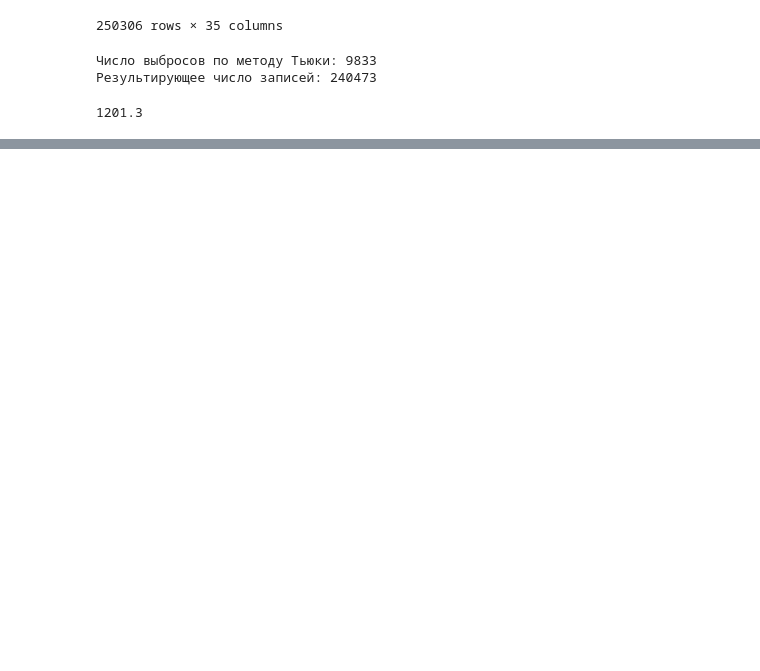
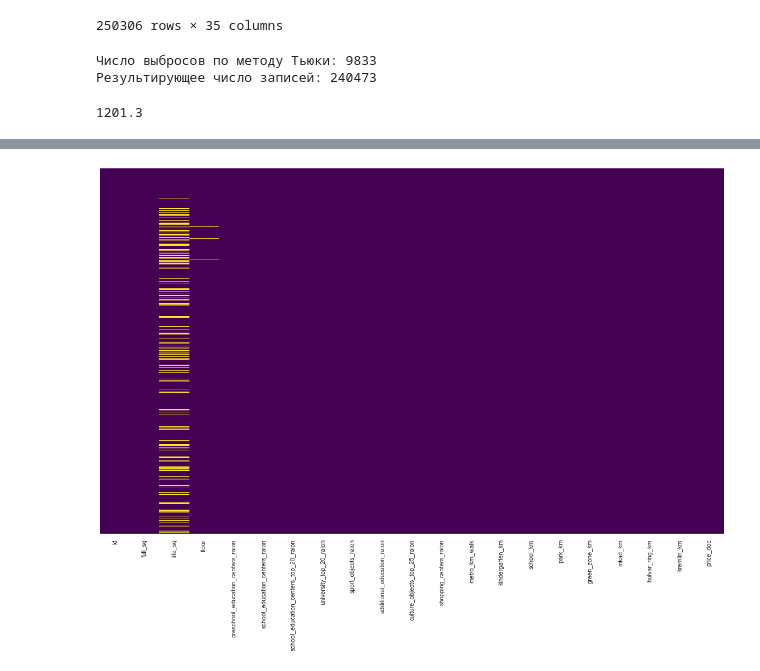
Before and after one commit to DarthSirius/Lessons, a Jupyter notebook: SkillFactory/ML_DL/MLDL_2.ipynb, the cells around one changed output, grey strips where cells are left out. Saved outputs shown, nothing was run; the diff lists cells and outputs as text; code cells hidden in the pictures; blank space fills up the shorter version.

```diff
--- a/SkillFactory/ML_DL/MLDL_2.ipynb
+++ b/SkillFactory/ML_DL/MLDL_2.ipynb
@@ -392,0 +424,3 @@ cleaned['balance_due'].max() - cleaned['balance_due'].min()
+# %%
+data = pd.read_csv('data/data_flats2.csv', sep =';')
+data.head()
@@ -392,0 +475,6 @@ cleaned['balance_due'].max() - cleaned['balance_due'].min()
+# %%
+import seaborn as sns
+fig, ax = plt.subplots(figsize=(20,12))
+sns_heatmap = sns.heatmap(data.isnull(), yticklabels=False, cbar=False, cmap='viridis')
+# %% [output]
+[figure, added]
```
Also changed, not shown: parts of 32 cells of this notebook, 6 other files.
